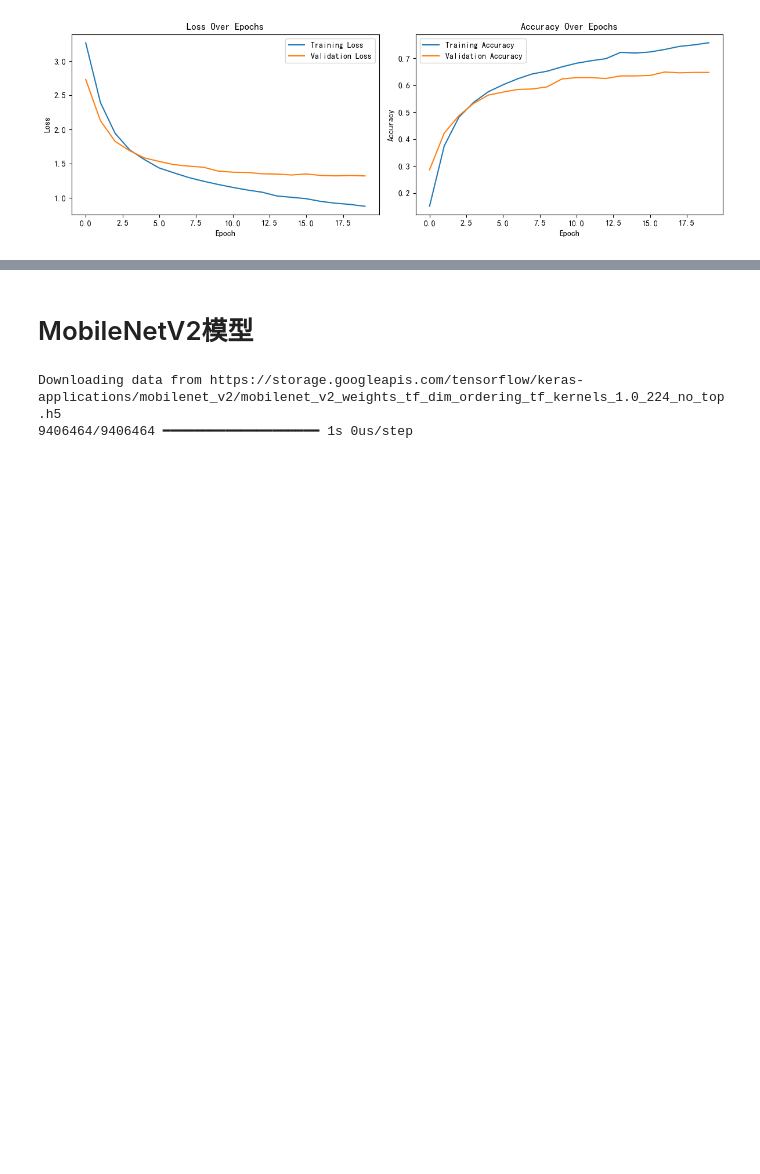
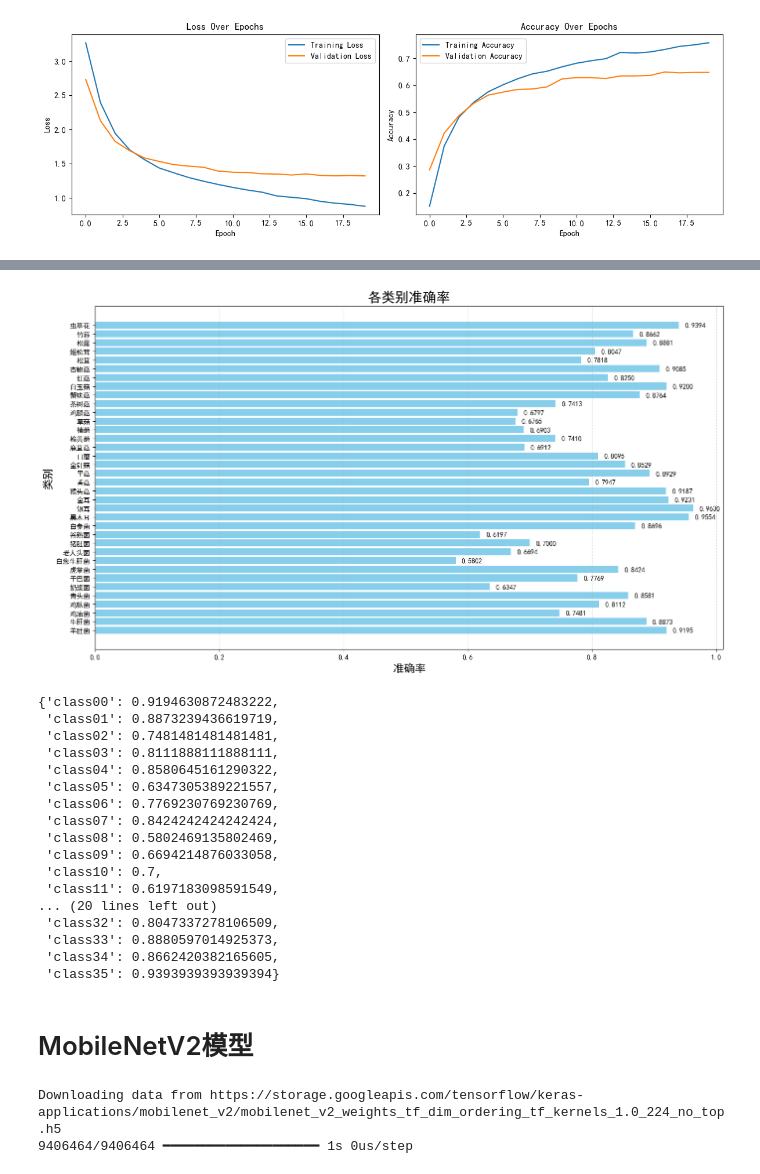
Before and after one commit to caijihuize/Mushroom_Classification, a Jupyter notebook: step2_dataClean.ipynb, the cells around one changed output, grey strips where cells are left out. Saved outputs shown, nothing was run; the diff lists cells and outputs as text; code cells hidden in the pictures; blank space fills up the shorter version.

```diff
--- a/step2_dataClean.ipynb
+++ b/step2_dataClean.ipynb
@@ -437,3 +441,65 @@ def show_history(history):
 show_history(MobileNet_history)
 # %% [output]
 [figure]
+# %%
+# 在训练完成后计算每个类别的准确率
+def calculate_class_accuracies(model, dataset):
+    all_predictions = []
+    all_true_labels = []
+
+    for images, labels in dataset:
+        predictions = model.predict(images)
+        predicted_classes = np.argmax(predictions, axis=1)
+        true_classes = np.argmax(labels, axis=1)
+
+        all_predictions.extend(predicted_classes)
+        all_true_labels.extend(true_classes)
+
+    class_accuracies = {}
+    for class_index in range(len(class_names)):
+        mask = (np.array(all_true_labels) == class_index)
+        correct_predictions = np.sum(np.array(all_predictions)[mask] == class_index)
+        total_samples = np.sum(mask)
+        if total_samples > 0:
+            accuracy = correct_predictions / total_samples
+        else:
+            accuracy = 0
+        class_accuracies[class_names[class_index]] = accuracy
+
+    print("Class Accuracies:")
+    for class_name, accuracy in class_accuracies.items():
+        print(f"  {categories[class_name]}: {accuracy:.4f}")
+
+    # 准备数据
+    categories_readable = list(categories[class_name] for class_name in class_accuracies.keys())
+    accuracies = list(class_accuracies.values())
+
+    # 创建一个新的图形
+    plt.figure(figsize=(14, 8))
+
+    # 绘制柱状图
+    bars = plt.barh(categories_readable, accuracies, color='skyblue')
+
+    # 添加数据标签
+    for bar in bars:
+        width = bar.get_width()
+        plt.text(width + 0.01, bar.get_y() + bar.get_height()/2, f'{width:.4f}', va='center')
+
+    # 设置标题和标签
+    plt.title('各类别准确率', fontsize=20)
+    plt.xlabel('准确率', fontsize=16)
+    plt.ylabel('类别', fontsize=16)
+
+    # 设置网格
+    plt.grid(axis='x', linestyle='--', alpha=0.7)
+    # 自动调整布局
+    plt.tight_layout()
+
+    # 显示图形
+    plt.show()
+
+    return class_accuracies
+
+# 计算并打印每个类别的准确率
+calculate_class_accuracies(MobileNet, train_dataset)
+# %% [output]
@@ -440,3 +523,21 @@ show_history(MobileNet_history)
+[figure, added]
+{'class00': 0.9194630872483222,
+ 'class01': 0.8873239436619719,
+ 'class02': 0.7481481481481481,
+ 'class03': 0.8111888111888111,
+ 'class04': 0.8580645161290322,
+ 'class05': 0.6347305389221557,
+ 'class06': 0.7769230769230769,
+ 'class07': 0.8424242424242424,
+ 'class08': 0.5802469135802469,
+ 'class09': 0.6694214876033058,
+ 'class10': 0.7,
+ 'class11': 0.6197183098591549,
+... (20 lines left out)
+ 'class32': 0.8047337278106509,
+ 'class33': 0.8880597014925373,
+ 'class34': 0.8662420382165605,
+ 'class35': 0.9393939393939394}
 # %% [markdown]
 # MobileNetV2模型
 # %%
```
Also changed, not shown: parts of 11 cells of this notebook.
